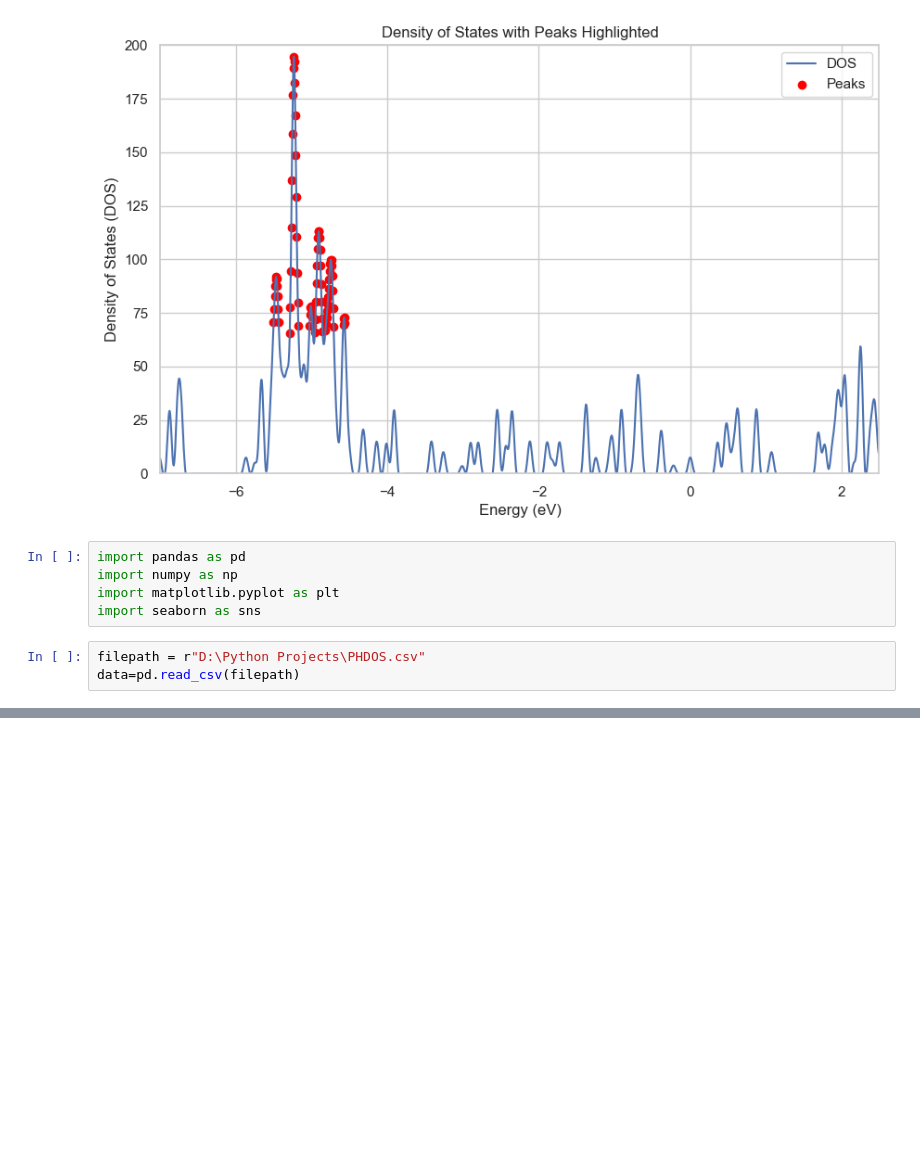
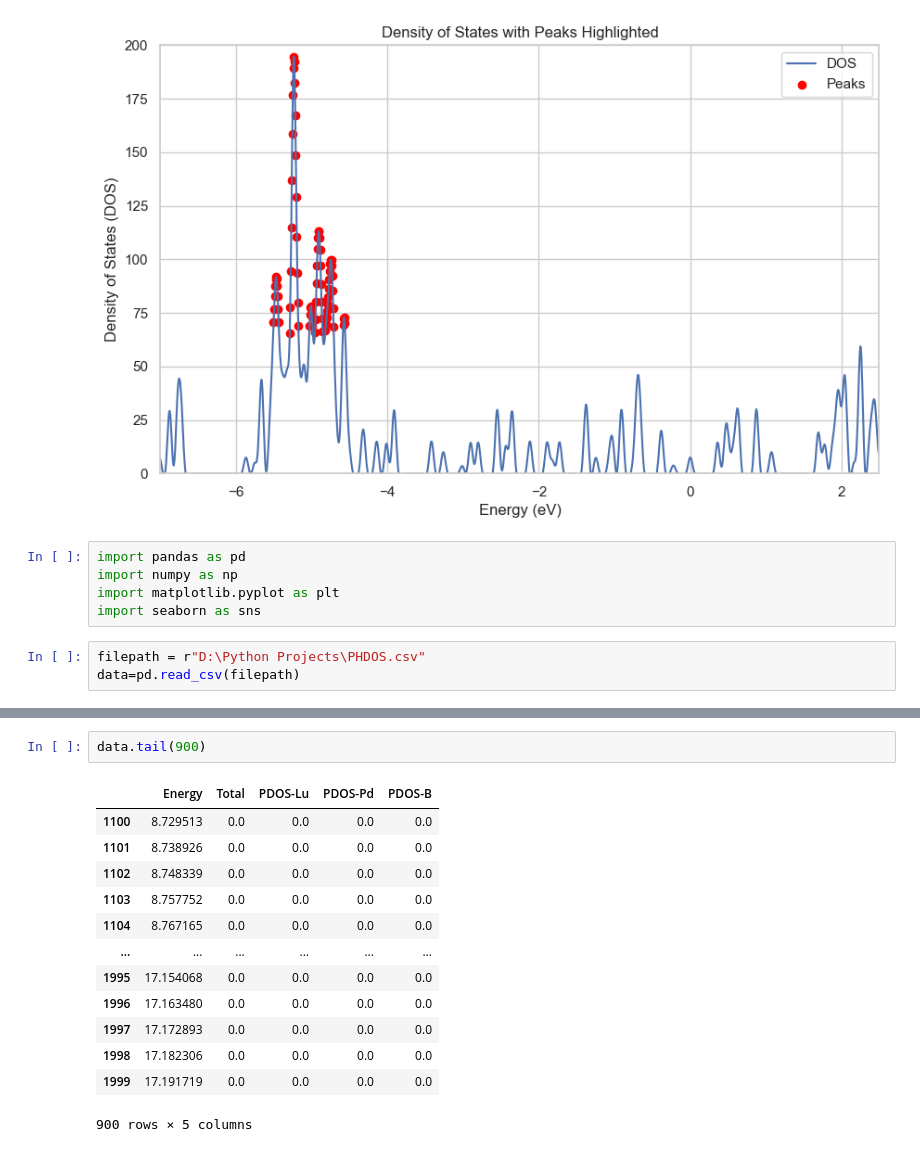
Before and after one commit to khabbab234/Python_project, a Jupyter notebook: Project.ipynb, the cells around one changed output, grey strips where cells are left out. Drawn from its saved outputs; the diff is of its cells as text; blank space fills up the shorter version.

```diff
--- a/Project.ipynb
+++ b/Project.ipynb
@@ -105,0 +118,16 @@ data=pd.read_csv(filepath)
+# %%
+data.tail(900)
+# %% [output]
+|  | Energy | Total | PDOS-Lu | PDOS-Pd | PDOS-B |
+| 1100 | 8.729513 | 0.0 | 0.0 | 0.0 | 0.0 |
+| 1101 | 8.738926 | 0.0 | 0.0 | 0.0 | 0.0 |
+| 1102 | 8.748339 | 0.0 | 0.0 | 0.0 | 0.0 |
+| 1103 | 8.757752 | 0.0 | 0.0 | 0.0 | 0.0 |
+| 1104 | 8.767165 | 0.0 | 0.0 | 0.0 | 0.0 |
+| ... | ... | ... | ... | ... | ... |
+| 1995 | 17.154068 | 0.0 | 0.0 | 0.0 | 0.0 |
+| 1996 | 17.163480 | 0.0 | 0.0 | 0.0 | 0.0 |
+| 1997 | 17.172893 | 0.0 | 0.0 | 0.0 | 0.0 |
+| 1998 | 17.182306 | 0.0 | 0.0 | 0.0 | 0.0 |
+| 1999 | 17.191719 | 0.0 | 0.0 | 0.0 | 0.0 |
+900 rows × 5 columns
```
Also changed, not shown: parts of 3 cells of this notebook.
